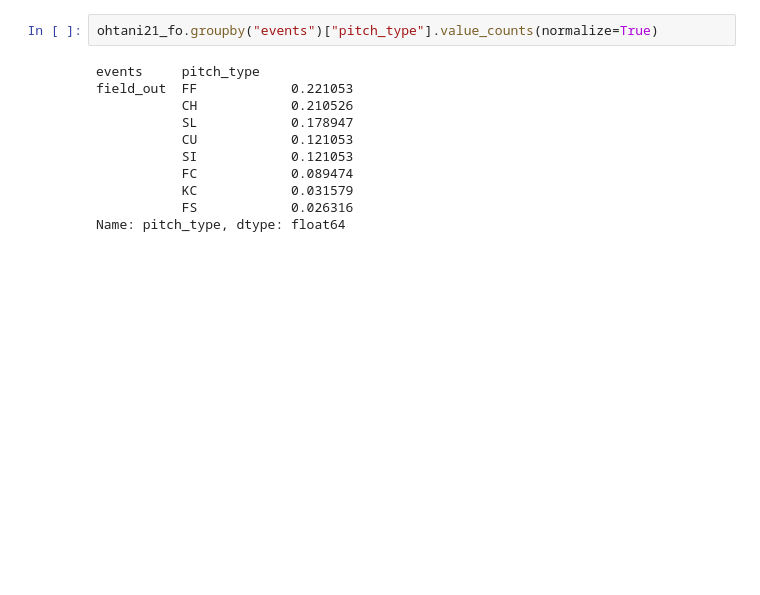
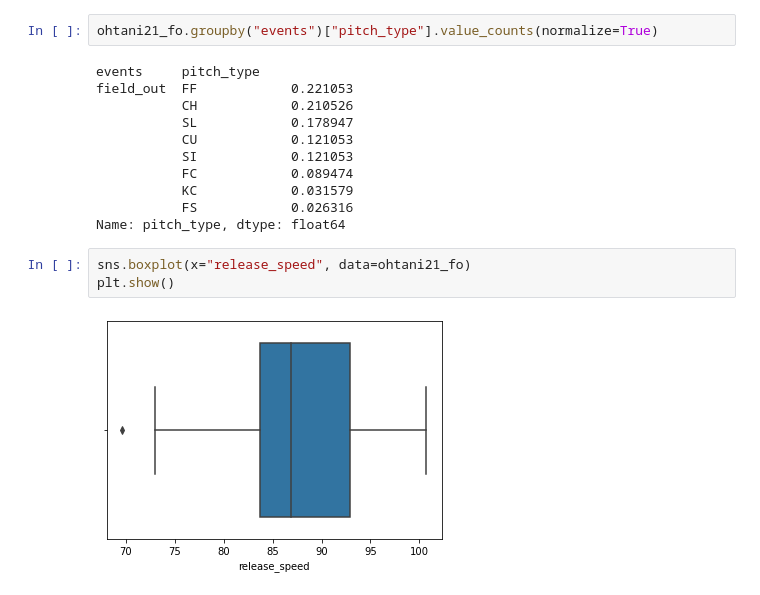
Before and after one commit to teruki-i/Ohtani, a Jupyter notebook: Ohtani_2021.ipynb, the cells around one changed output. Saved outputs shown, nothing was run; the diff lists cells and outputs as text; blank space fills up the shorter version.

Commit message:
added more visualizations to compare different at bat outcomes

```diff
--- a/Ohtani_2021.ipynb
+++ b/Ohtani_2021.ipynb
@@ -386,3 +386,8 @@ field_out  FF            0.221053
            KC            0.031579
            FS            0.026316
 Name: pitch_type, dtype: float64
+# %%
+sns.boxplot(x="release_speed", data=ohtani21_fo)
+plt.show()
+# %% [output]
+[figure, added]
```
Also changed, not shown: parts of 10 cells of this notebook.
